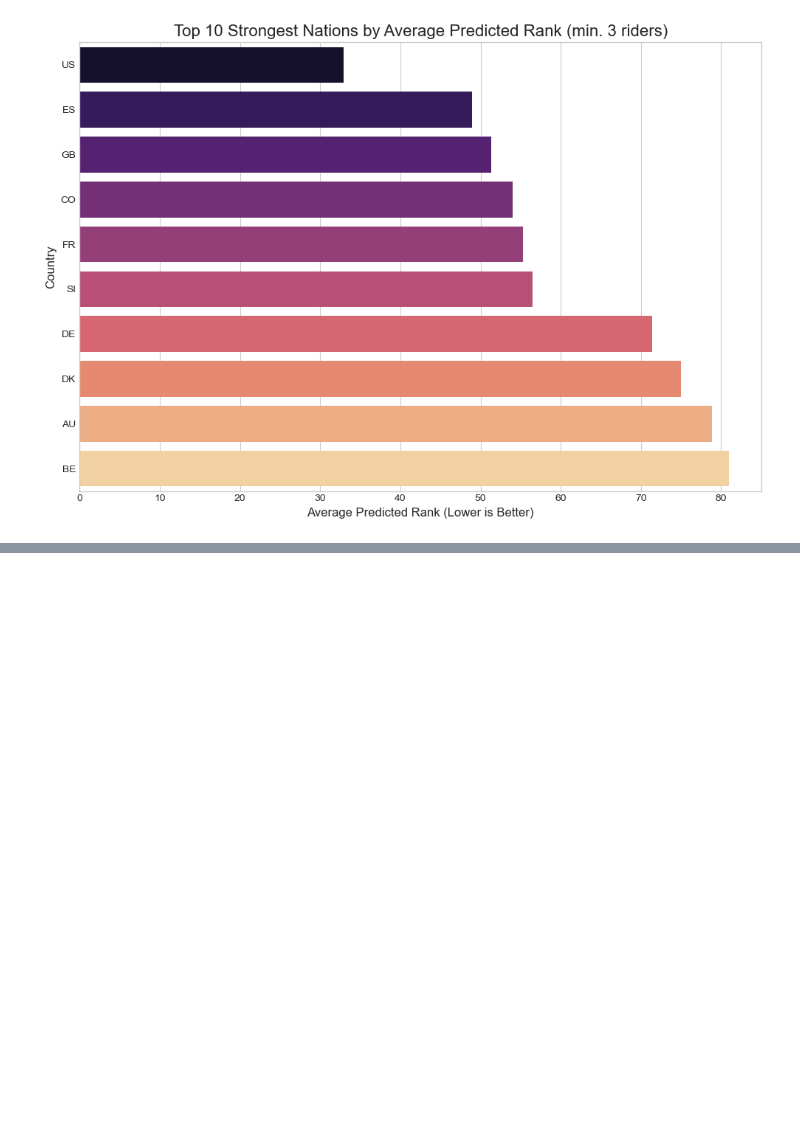
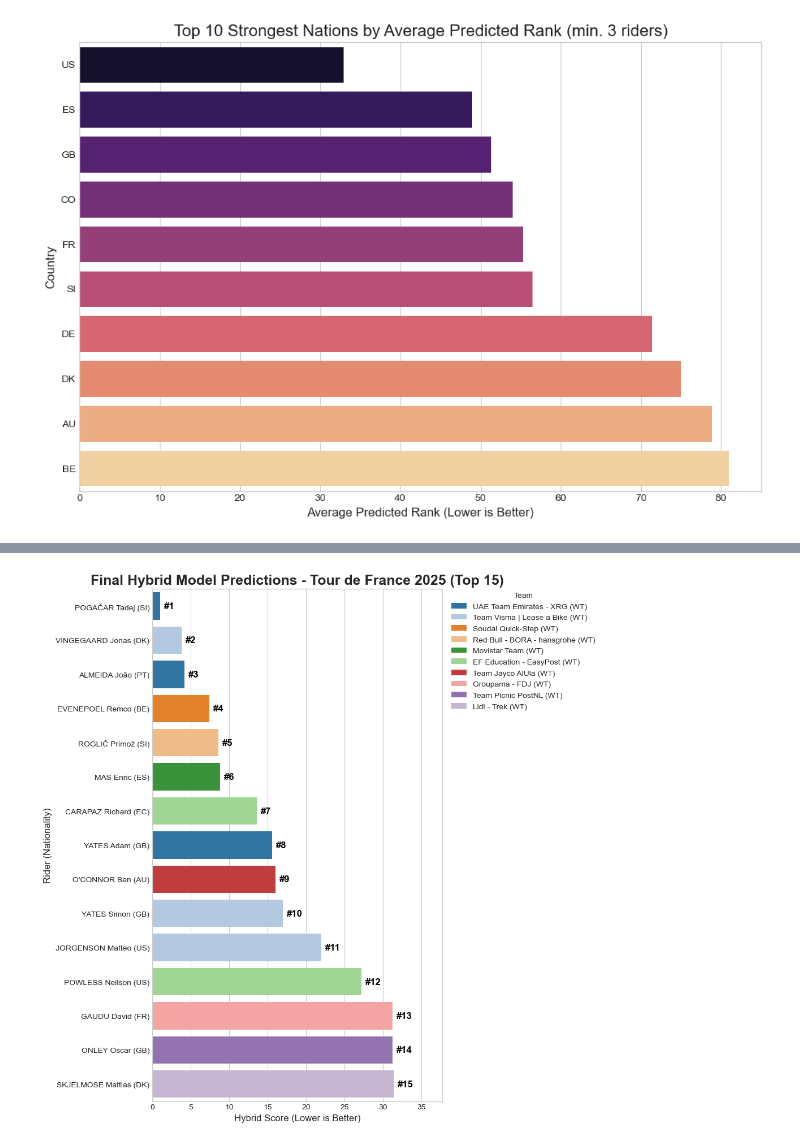
Before and after one commit to Jul-9579/tour-de-france-project, a Jupyter notebook: notebooks/ML_TDF_participants_added_features.ipynb, the cells around one changed output, grey strips where cells are left out. Cells and saved outputs as stored; diff of their text form; code cells hidden in the pictures; blank space fills up the shorter version.

```diff
--- a/notebooks/ML_TDF_participants_added_features.ipynb
+++ b/notebooks/ML_TDF_participants_added_features.ipynb
@@ -1007,0 +1278,57 @@ plt.show()
+# %%
+# Comparison data with nationality
+import matplotlib.pyplot as plt
+import seaborn as sns
+import pandas as pd
+
+# --- Step 1: Data Preparation ---
+# Ensure 'rider_label' exists for the plot
+if 'rider_label' not in top_15_hybrid.columns:
+    # You need 'nationality' in top_15_hybrid for this to work
+    if 'nationality' not in top_15_hybrid.columns:
+        # Merge nationality from df_2025 if missing
+        top_15_hybrid = top_15_hybrid.merge(
+            df_2025[['rider_name', 'nationality']],
+            on='rider_name',
+            how='left'
+        )
+    top_15_hybrid['rider_label'] = top_15_hybrid['rider_name'] + ' (' + top_15_hybrid['nationality'] + ')'
+
+# --- Step 2: Create the Plot (with corrected axis limit) ---
+
+plt.style.use('seaborn-v0_8-whitegrid')
+plt.figure(figsize=(12, 10))
+
+ax = sns.barplot(
+    x='hybrid_score',
+    y='rider_label',
+    data=top_15_hybrid,
+    hue='team',
+    dodge=False,
+    palette='tab20'
+)
+
+# Add the final position number as a label on each bar
+for i, row in enumerate(top_15_hybrid.itertuples()):
+    ax.text(
+        row.hybrid_score + 0.5,
+        i,
+        f'#{row.hybrid_position}',
+        ha='left', va='center', fontsize=12, fontweight='bold', color='black'
+    )
+
+# Improve layout and labels
+ax.set_title('Final Hybrid Model Predictions - Tour de France 2025 (Top 15)', fontsize=18, fontweight='bold')
+ax.set_xlabel('Hybrid Score (Lower is Better)', fontsize=12)
+ax.set_ylabel('Rider (Nationality)', fontsize=12)
+
+# FIX: Increased the multiplier to give labels more space
+ax.set_xlim(right=max(top_15_hybrid['hybrid_score']) * 1.2)
+
+# Move the legend outside of the plot area
+ax.legend(bbox_to_anchor=(1.02, 1), loc='upper left', borderaxespad=0, title='Team')
+
+plt.tight_layout(rect=[0, 0, 0.85, 1])
+plt.show()
+# %% [output]
+[figure, added]
```
Also changed, not shown: parts of 18 cells of this notebook, 1 other file.
